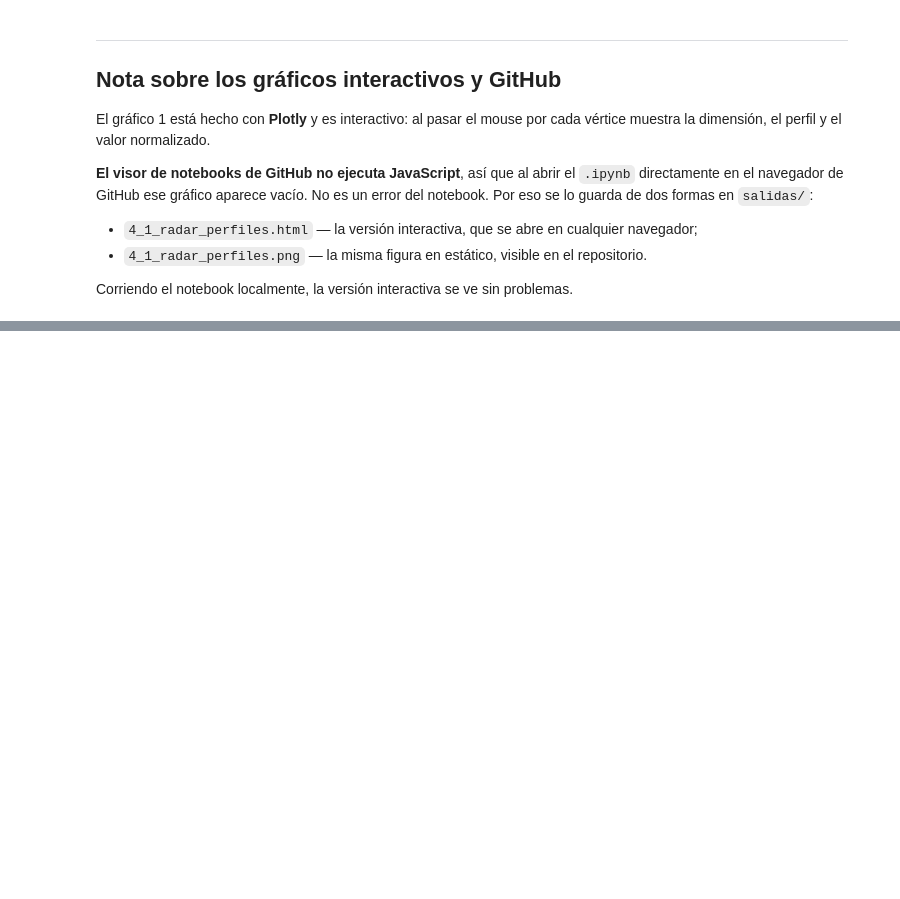
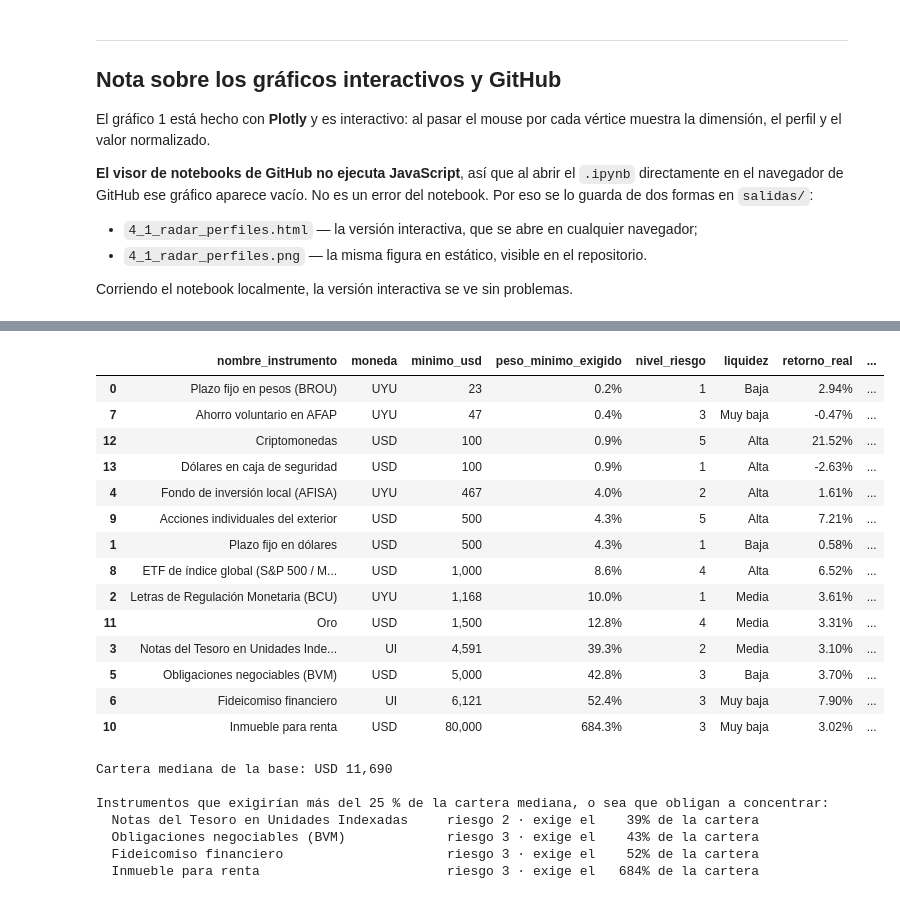
Before and after one commit to priscilagerlach9-lgtm/proyecto-final-gerlach, a Jupyter notebook: notebooks/proyecto_final_rambla.ipynb, the cells around one changed output, grey strips where cells are left out. Cells and saved outputs as stored; diff of their text form; code cells hidden in the pictures; blank space fills up the shorter version.

```diff
--- a/notebooks/proyecto_final_rambla.ipynb
+++ b/notebooks/proyecto_final_rambla.ipynb
@@ -4339,0 +4542,19 @@ Corriendo el notebook localmente, la versión interactiva se ve sin problemas.
+# %%
+"""Validación externa: variables que NO participaron del agrupamiento."""
+
+VARIABLES_EXTERNAS = ["edad", "puntaje_test_conocimiento", "ingreso_mensual_liquido",
+                      "anios_experiencia_invirtiendo", "cantidad_dependientes",
+                      "conocimiento_autopercibido"]
+
+externas = (segmentados.groupby("perfil_nuevo")[VARIABLES_EXTERNAS].mean()
+            .reindex(ORDEN_PERFILES))
+display(externas.style.format("{:,.2f}"))
+
+print("¿Los perfiles difieren en variables que no se usaron para construirlos?")
+print(f"{'variable':<32s} {'F':>8s} {'p':>10s}  conclusión")
+print("-" * 68)
+for variable in VARIABLES_EXTERNAS:
+    grupos = [sub[variable].dropna() for _, sub in segmentados.groupby("perfil_nuevo")]
+    f, p = stats.f_oneway(*grupos)
+    veredicto = "difieren" if p < 0.05 else "no difieren"
+    print(f"{variable:<32s} {f:>8.2f} {p:>10.5f}  {veredicto}")
@@ -4339,0 +4638,51 @@ Corriendo el notebook localmente, la versión interactiva se ve sin problemas.
+# %%
+"""Mínimos de inversión en dólares y qué porcentaje de cartera exigen."""
+
+catalogo_modelo = catalogo_real.copy()
+catalogo_modelo["minimo_usd"] = (catalogo_modelo["inversion_minima"]
+                                 * catalogo_modelo["moneda"].map(FACTOR_A_USD))
+catalogo_modelo["retorno_por_volatilidad"] = (catalogo_modelo["retorno_real"]
+                                              / catalogo_modelo["volatilidad_anual"]
+                                              .replace(0, np.nan))
+
+cartera_tipica = segmentados["cartera_usd"].median()
+catalogo_modelo["peso_minimo_exigido"] = catalogo_modelo["minimo_usd"] / cartera_tipica
+
+display(catalogo_modelo[["nombre_instrumento", "moneda", "minimo_usd",
+                         "peso_minimo_exigido", "nivel_riesgo", "liquidez",
+                         "retorno_real", "volatilidad_anual", "retorno_por_volatilidad"]]
+        .sort_values("minimo_usd")
+        .style.format({"minimo_usd": "{:,.0f}", "peso_minimo_exigido": "{:.1%}",
+                       "retorno_real": "{:.2%}", "volatilidad_anual": "{:.1%}",
+                       "retorno_por_volatilidad": "{:.2f}"}))
+
+print(f"Cartera mediana de la base: USD {cartera_tipica:,.0f}\n")
+inaccesibles = catalogo_modelo[catalogo_modelo["peso_minimo_exigido"] > 0.25]
+print("Instrumentos que exigirían más del 25 % de la cartera mediana, o sea que obligan a "
+      "concentrar:")
+for fila in inaccesibles.sort_values("peso_minimo_exigido").itertuples():
+    print(f"  {fila.nombre_instrumento:<42s} riesgo {fila.nivel_riesgo} · "
+          f"exige el {fila.peso_minimo_exigido:>6.0%} de la cartera")
+# %% [output]
+|  | nombre_instrumento | moneda | minimo_usd | peso_minimo_exigido | nivel_riesgo | liquidez | retorno_real | ... |
+| 0 | Plazo fijo en pesos (BROU) | UYU | 23 | 0.2% | 1 | Baja | 2.94% | ... |
+| 7 | Ahorro voluntario en AFAP | UYU | 47 | 0.4% | 3 | Muy baja | -0.47% | ... |
+| 12 | Criptomonedas | USD | 100 | 0.9% | 5 | Alta | 21.52% | ... |
+| 13 | Dólares en caja de seguridad | USD | 100 | 0.9% | 1 | Alta | -2.63% | ... |
+| 4 | Fondo de inversión local (AFISA) | UYU | 467 | 4.0% | 2 | Alta | 1.61% | ... |
+| 9 | Acciones individuales del exterior | USD | 500 | 4.3% | 5 | Alta | 7.21% | ... |
+| 1 | Plazo fijo en dólares | USD | 500 | 4.3% | 1 | Baja | 0.58% | ... |
+| 8 | ETF de índice global (S&P 500 / M... | USD | 1,000 | 8.6% | 4 | Alta | 6.52% | ... |
+| 2 | Letras de Regulación Monetaria (BCU) | UYU | 1,168 | 10.0% | 1 | Media | 3.61% | ... |
+| 11 | Oro | USD | 1,500 | 12.8% | 4 | Media | 3.31% | ... |
+| 3 | Notas del Tesoro en Unidades Inde... | UI | 4,591 | 39.3% | 2 | Media | 3.10% | ... |
+| 5 | Obligaciones negociables (BVM) | USD | 5,000 | 42.8% | 3 | Baja | 3.70% | ... |
+| 6 | Fideicomiso financiero | UI | 6,121 | 52.4% | 3 | Muy baja | 7.90% | ... |
+| 10 | Inmueble para renta | USD | 80,000 | 684.3% | 3 | Muy baja | 3.02% | ... |
+Cartera mediana de la base: USD 11,690
+
+Instrumentos que exigirían más del 25 % de la cartera mediana, o sea que obligan a concentrar:
+  Notas del Tesoro en Unidades Indexadas     riesgo 2 · exige el    39% de la cartera
+  Obligaciones negociables (BVM)             riesgo 3 · exige el    43% de la cartera
+  Fideicomiso financiero                     riesgo 3 · exige el    52% de la cartera
+  Inmueble para renta                        riesgo 3 · exige el   684% de la cartera
```
Also changed, not shown: parts of 31 cells of this notebook, 5 other files.
